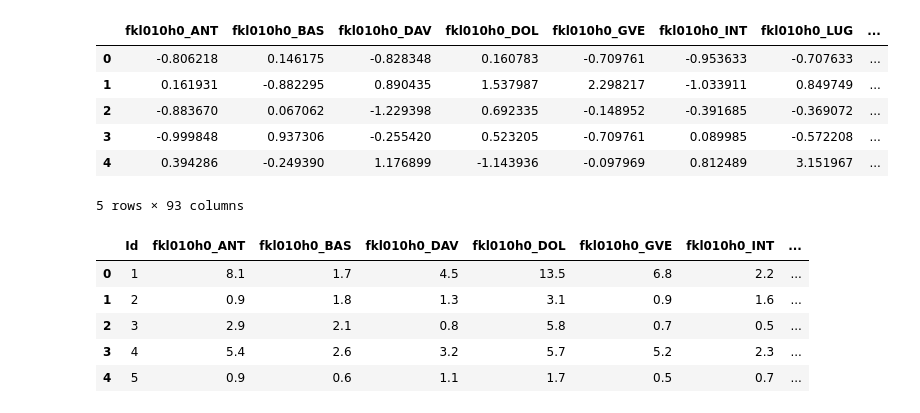
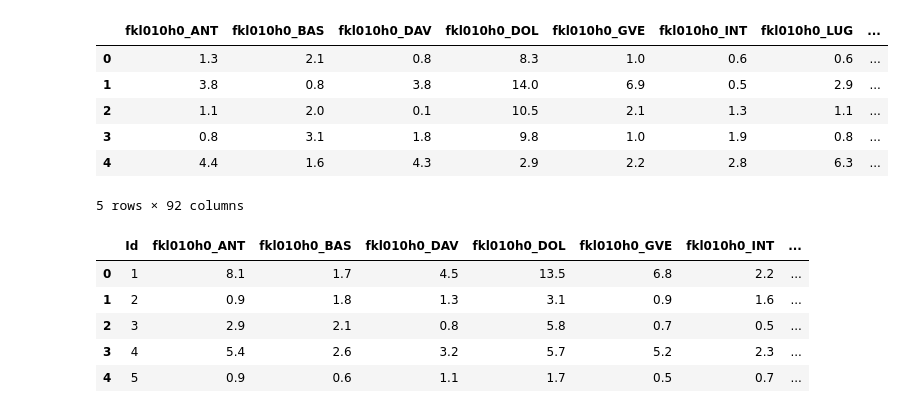
Before and after one commit to ivanldf13/MachineLearning2025, a Jupyter notebook: ML_Weather_Prediction/ml_weather_prediction.ipynb, the cells around one changed output. Cells and saved outputs as stored; diff of their text form; code cells hidden in the pictures.

```diff
--- a/ML_Weather_Prediction/ml_weather_prediction.ipynb
+++ b/ML_Weather_Prediction/ml_weather_prediction.ipynb
@@ -37,14 +37,16 @@ from sklearn.metrics import mean_absolute_error, mean_squared_error, r2_score
 # Optional (dimension reduction)
 from sklearn.decomposition import PCA
 # %%
+# Importing the training dataset
+train = pd.read_csv("ML_WP_data/train.csv")
 # Checking the table
 train.head()
 # %% [output]
 |  | fkl010h0_ANT | fkl010h0_BAS | fkl010h0_DAV | fkl010h0_DOL | fkl010h0_GVE | fkl010h0_INT | fkl010h0_LUG | ... |
-| 0 | -0.806218 | 0.146175 | -0.828348 | 0.160783 | -0.709761 | -0.953633 | -0.707633 | ... |
-| 1 | 0.161931 | -0.882295 | 0.890435 | 1.537987 | 2.298217 | -1.033911 | 0.849749 | ... |
-| 2 | -0.883670 | 0.067062 | -1.229398 | 0.692335 | -0.148952 | -0.391685 | -0.369072 | ... |
-| 3 | -0.999848 | 0.937306 | -0.255420 | 0.523205 | -0.709761 | 0.089985 | -0.572208 | ... |
-| 4 | 0.394286 | -0.249390 | 1.176899 | -1.143936 | -0.097969 | 0.812489 | 3.151967 | ... |
+| 0 | 1.3 | 2.1 | 0.8 | 8.3 | 1.0 | 0.6 | 0.6 | ... |
+| 1 | 3.8 | 0.8 | 3.8 | 14.0 | 6.9 | 0.5 | 2.9 | ... |
+| 2 | 1.1 | 2.0 | 0.1 | 10.5 | 2.1 | 1.3 | 1.1 | ... |
+| 3 | 0.8 | 3.1 | 1.8 | 9.8 | 1.0 | 1.9 | 0.8 | ... |
+| 4 | 4.4 | 1.6 | 4.3 | 2.9 | 2.2 | 2.8 | 6.3 | ... |
-5 rows × 93 columns
+5 rows × 92 columns
 # %%
```
Also changed, not shown: parts of 5 cells of this notebook.
